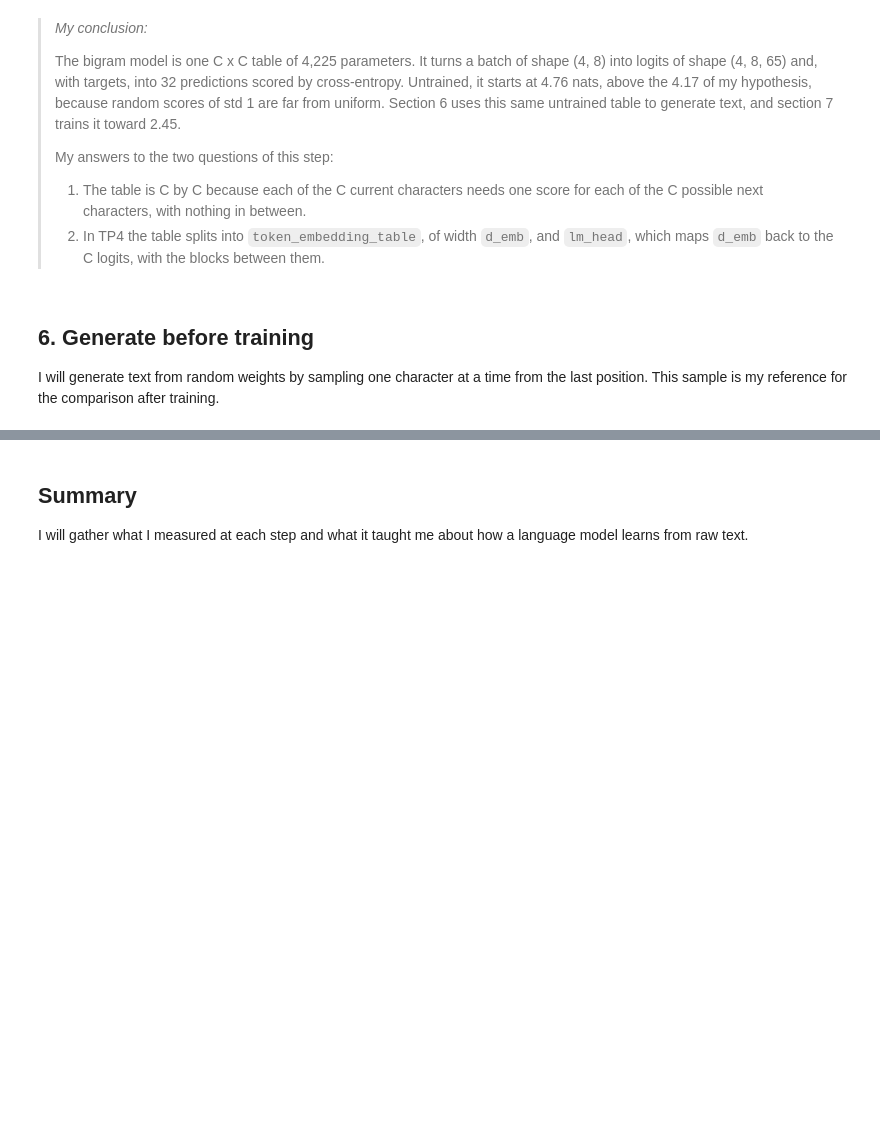
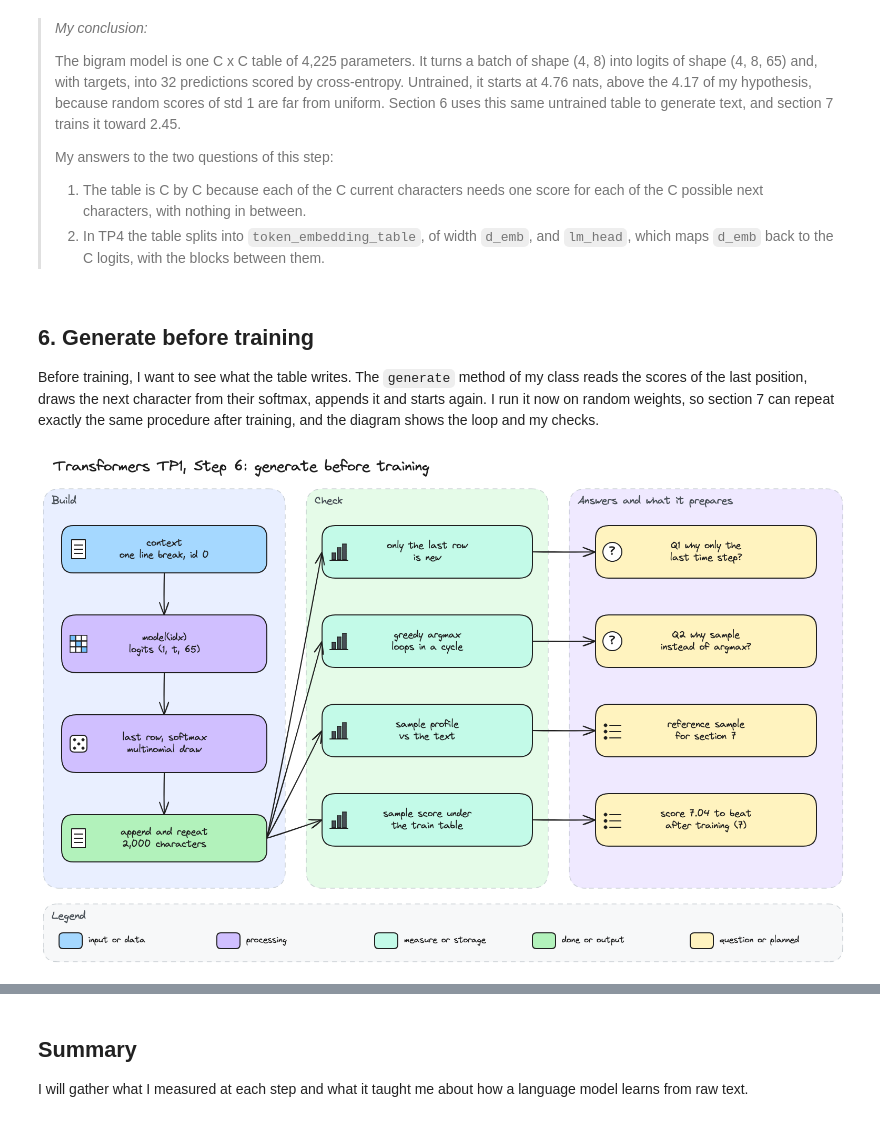
Before and after one commit to mcrayssac/ING3_IAA_GB_NLP, a Jupyter notebook: TP1_transformers.ipynb, the cells around one changed output, grey strips where cells are left out. Drawn from its saved outputs; the diff is of its cells as text; code cells hidden in the pictures; blank space fills up the shorter version.

Commit message:
TP1 transformers step 6

```diff
--- a/TP1_transformers.ipynb
+++ b/TP1_transformers.ipynb
@@ -1047,4 +1060,9 @@ The untrained table starts above even the uniform guess. Training has 2.30 nats
 # %% [markdown]
 ## 6. Generate before training
 
-I will generate text from random weights by sampling one character at a time from the last position. This sample is my reference for the comparison after training.
+Before training, I want to see what the table writes. The `generate` method of my class reads the scores of the last position, draws the next character from their softmax, appends it and starts again. I run it now on random weights, so section 7 can repeat exactly the same procedure after training, and the diagram shows the loop and my checks.
+# %%
+# Step 6 diagram: the generation loop and the checks behind my answers.
+display(Image(filename='diagrams/transformers/tp1_step6.png', width=900))
+# %% [output]
+[figure, added]
```
Also changed, not shown: parts of 14 cells of this notebook, 4 other files.
